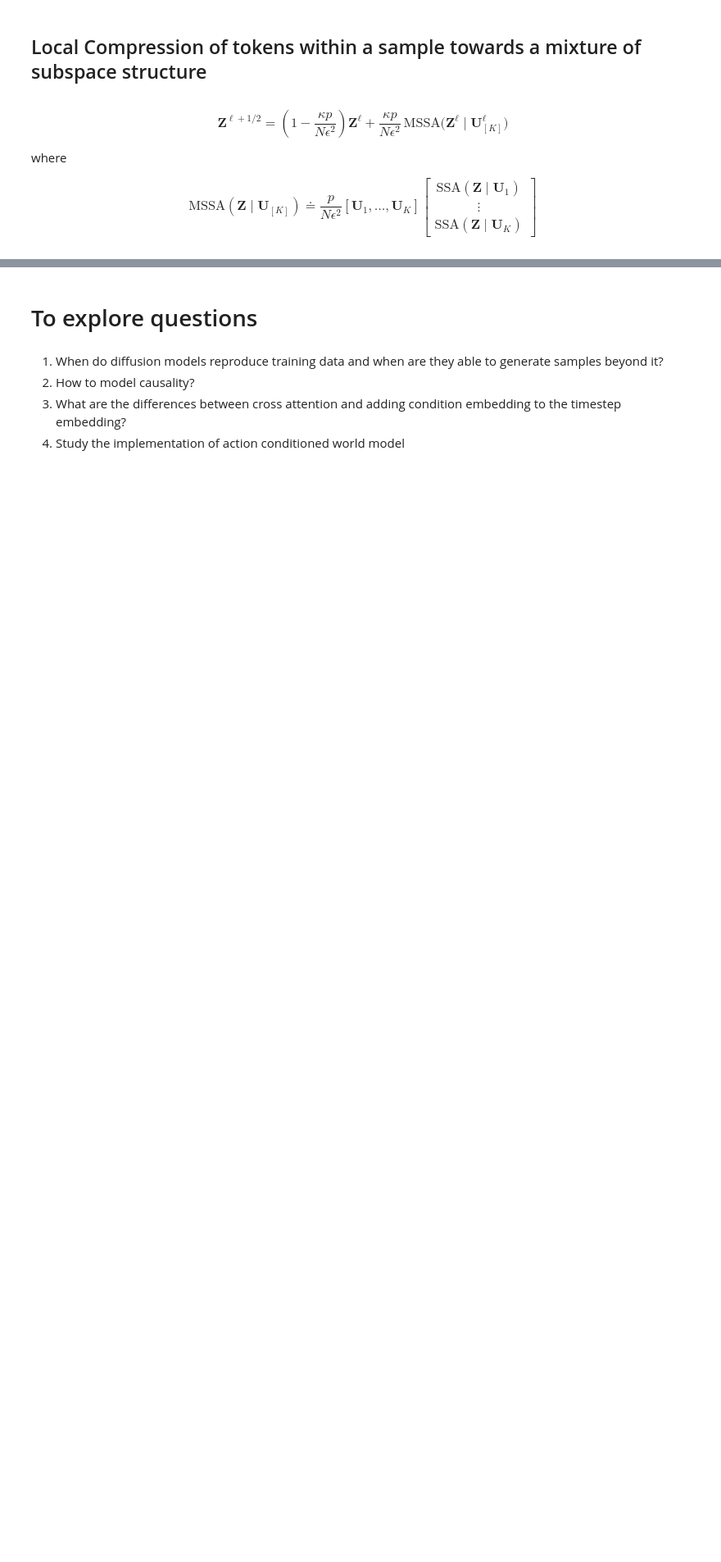
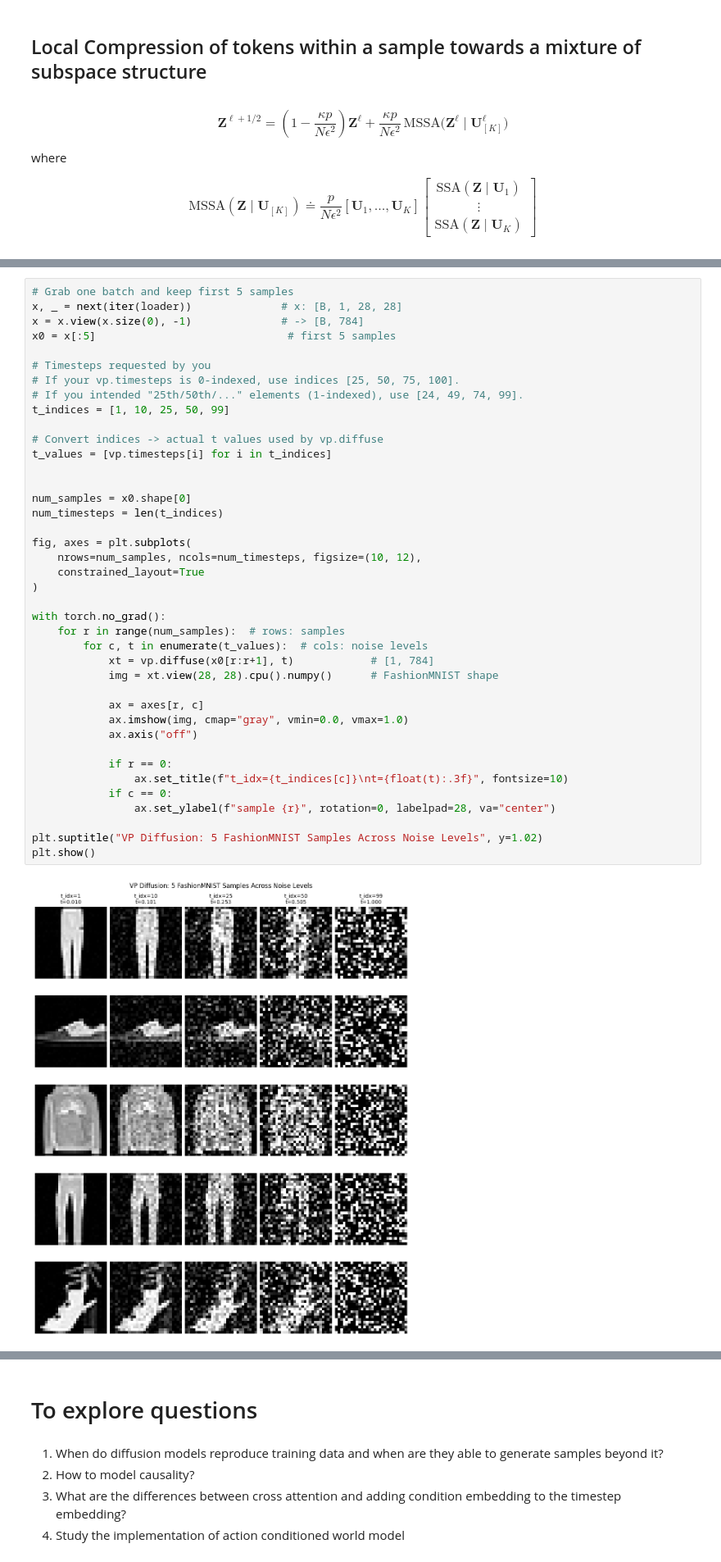
Before and after one commit to ngkel/conditional_inference, a Jupyter notebook: experiments.ipynb, the cells around one changed output, grey strips where cells are left out. Shown at 82% size. Saved outputs shown, nothing was run; the diff lists cells and outputs as text; blank space fills up the shorter version.

```diff
--- a/experiments.ipynb
+++ b/experiments.ipynb
@@ -583,0 +896,42 @@ $$
+# %%
+# Grab one batch and keep first 5 samples
+x, _ = next(iter(loader))              # x: [B, 1, 28, 28]
+x = x.view(x.size(0), -1)              # -> [B, 784]
+x0 = x[:5]                              # first 5 samples
+
+# Timesteps requested by you
+# If your vp.timesteps is 0-indexed, use indices [25, 50, 75, 100].
+# If you intended "25th/50th/..." elements (1-indexed), use [24, 49, 74, 99].
+t_indices = [1, 10, 25, 50, 99]
+
+# Convert indices -> actual t values used by vp.diffuse
+t_values = [vp.timesteps[i] for i in t_indices]
+
+
+num_samples = x0.shape[0]
+num_timesteps = len(t_indices)
+
+fig, axes = plt.subplots(
+    nrows=num_samples, ncols=num_timesteps, figsize=(10, 12),
+    constrained_layout=True
+)
+
+with torch.no_grad():
+    for r in range(num_samples):  # rows: samples
+        for c, t in enumerate(t_values):  # cols: noise levels
+            xt = vp.diffuse(x0[r:r+1], t)            # [1, 784]
+            img = xt.view(28, 28).cpu().numpy()      # FashionMNIST shape
+
+            ax = axes[r, c]
+            ax.imshow(img, cmap="gray", vmin=0.0, vmax=1.0)
+            ax.axis("off")
+
+            if r == 0:
+                ax.set_title(f"t_idx={t_indices[c]}\nt={float(t):.3f}", fontsize=10)
+            if c == 0:
+                ax.set_ylabel(f"sample {r}", rotation=0, labelpad=28, va="center")
+
+plt.suptitle("VP Diffusion: 5 FashionMNIST Samples Across Noise Levels", y=1.02)
+plt.show()
+# %% [output]
+[figure, added]
```
Also changed, not shown: parts of 15 cells of this notebook.
